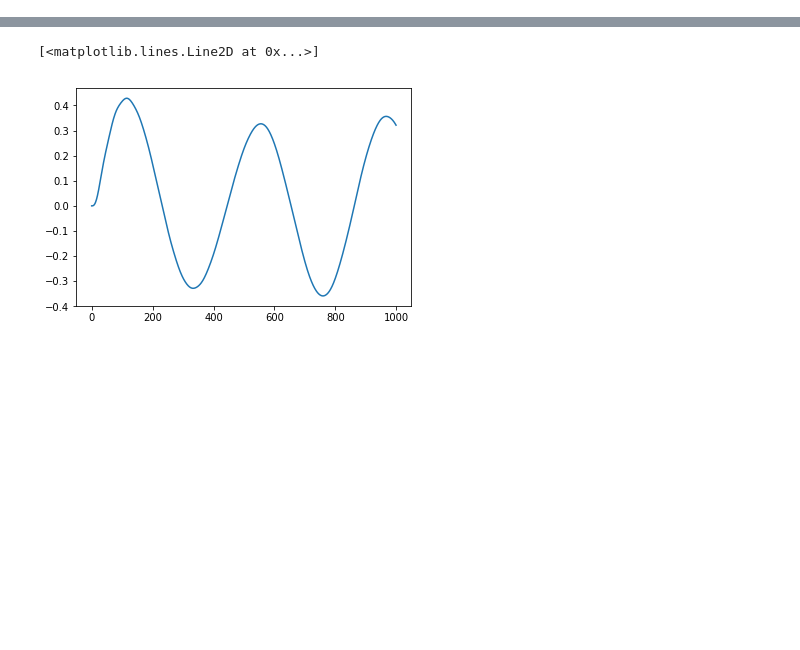
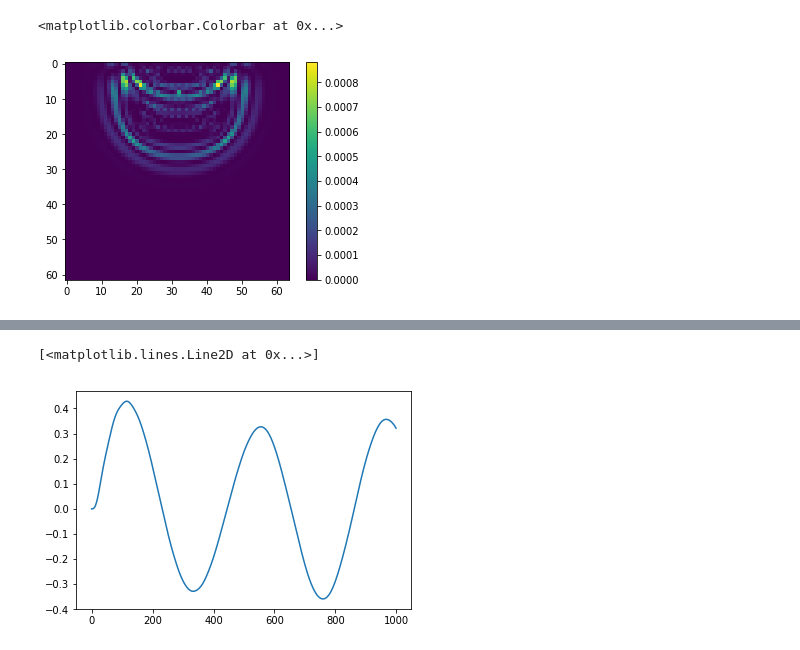
Before and after one commit to ybw2016v/fdtd, a Jupyter notebook: Untitled1.ipynb, the cells around one changed output, grey strips where cells are left out. Drawn from its saved outputs; the diff is of its cells as text; code cells hidden in the pictures; blank space fills up the shorter version.

```diff
--- a/Untitled1.ipynb
+++ b/Untitled1.ipynb
@@ -5,3 +5,9 @@ E=np.load('ex.npy')
 k=np.load('k.npy')
 # %%
 from matplotlib import pyplot as plt
+# %%
+plt.imshow(E[2:,:,30])
+plt.colorbar()
+# %% [output]
+<matplotlib.colorbar.Colorbar at 0x...>
+[figure, added]
```
Also changed, not shown: parts of 4 cells of this notebook, 10 other files.
